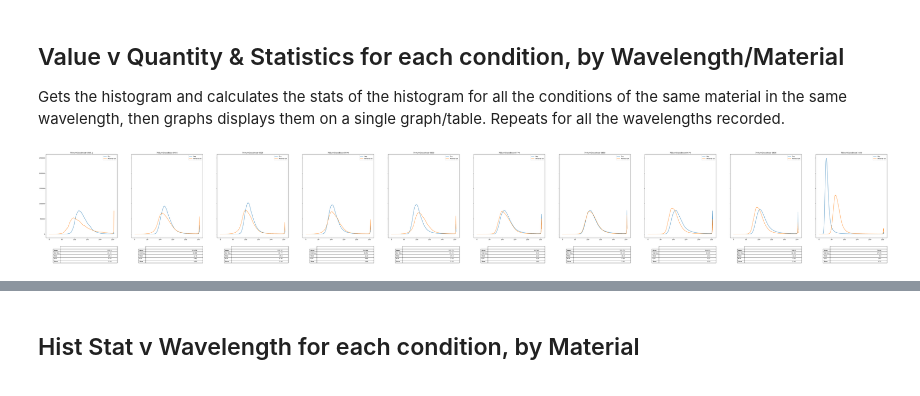
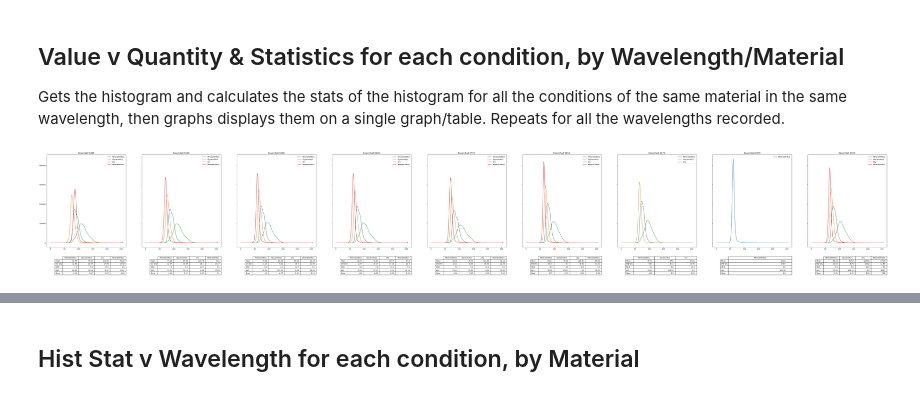
Before and after one commit to jfan14mc/Sand-Image-Anaylsis, a Jupyter notebook: imageTesting.ipynb, the cells around one changed output, grey strips where cells are left out. Drawn from its saved outputs; the diff is of its cells as text; code cells hidden in the pictures.

Commit message:
Standardize/comment Hist. and Stats v wave scripts - Fixed some bugs -Comments about the intended data for certain variables

```diff
--- a/imageTesting.ipynb
+++ b/imageTesting.ipynb
@@ -245,7 +245,7 @@ NameError: name 'statics' is not defined
 Gets the histogram and calculates the stats of the histogram for all the conditions of the same material in the same wavelength, then graphs displays them on a single graph/table. Repeats for all the wavelengths recorded.
 # %%
 # Input the material to be analyzed
-material = "750umGlassBead"
+material = "EpsomSalt"
 
 #Input the path to the SandImages folder on your machine
 base = '/Users/fanjx1/Documents/SandImages'
@@ -273,48 +273,53 @@ def createHistogram(ax_number, image, label, title):
 
 def statList(imageArray):
     return [np.mean(imageArray, axis=(0, 1)).round(2),
             np.std(imageArray, axis=(0, 1)).round(2),
             scipy.stats.median_abs_deviation(imageArray, axis = (0,1)),
             round(scipy.stats.kurtosis(imageArray, axis = (0,1)),2),
             round(scipy.stats.skew(imageArray, axis = (0,1)),2)]
 
 #Searching for all wavelengths that a material was imaged in
 searchPath = os.path.join(base, 'Composites', '*' + material + '*', '*')
 wavelengths = wavelengthList(searchPath)
 
 fig, axs = plt.subplots(1,len(wavelengths), figsize = ((len(wavelengths)*10),10), sharey = True)
 axsCount = 0
 stats = {}
 
-#A combination is a condition (dry/water/oil...) and a material (walnut shell/glass beads/anthracite...)
-#This finds all the combinations for the selected material in each wavelength, overlays the histograms on a plot and
+#A combination is a material (walnut shell/glass beads/anthracite...) and condition (dry/water/oil...)
+#This loop finds all the combinations for the selected material in each wavelength, overlays the histograms on a plot and
 #displays the histogram statistics below each plot
-for wavelength in wavelengths:
+for wavelength in wavelengths: #wavelength is '.../Material-ConditionRatio/Wavelength-.tiff', etc
      combinationsInWavelength = glob.glob(os.path.join(base,'Composites', '*' + material + '*','*' + wavelength + '*'))
+     wavelengthName = wavelength.partition('.')[0]#'0455-'
+     materialWavelength = material + " " + wavelengthName #'WalnutShell 0455-'
+
+
      for combination in combinationsInWavelength:
-          materialWavelength = material + ' ' + wavelength[:-6]
-          combName = os.path.basename(os.path.dirname(combination))
-          createHistogram(axs[axsCount], combination, combName.partition('-')[2], materialWavelength)
-          stats[materialWavelength] = statList(ioOpen(combination))
+          combName = os.path.basename(os.path.dirname(combination)) #'WalnutShell-MineralOil4to1'
+          combSplit = combName.partition('-') #['WalnutShell','-','MineralOil4to1']
+          createHistogram(axs[axsCount], combination, combSplit[2], materialWavelength)
+          stats[combSplit[2]] = statList(ioOpen(combination)) #{'Dry' : [100, 20, 2, 17, 2], 'Water' : [60, 12, 4, 39, 1]...}
 
-     statComparison = pd.DataFrame(stats, index = ['Mean', 'Std Dev', 'MAD', 'Kurt', 'Skew'])
-     columnTruncated = [column.partition('-')[2] for column in statComparison.columns]
+     statComparison = pd.DataFrame(stats, index = ['Mean', 'Std Dev', 'MAD', 'Kurt', 'Skew']) #Rows are stat names, columns are conditions
 
      wavelengthStats = mpl.table.table(axs[axsCount],
                      cellText= statComparison.values,
-                     colLabels = columnTruncated,
+                     colLabels = statComparison.columns,
                      rowLabels = statComparison.index,
-                     bbox = (0.2,-0.3,0.8,0.2))
+                     bbox = (0.1,-0.3,0.8,0.2))
      wavelengthStats.auto_set_font_size(False)
      wavelengthStats.set_fontsize(10)
      stats.clear()
      axsCount += 1
 
-materialName = combName.partition('-')[0]
-pictureName = material + 'Histogram.png'
-fig.savefig(os.path.join(base, 'ImageStatistics', materialName, pictureName), bbox_inches= 'tight')
+
+plotName = material + 'Histogram.png'
+if os.path.exists(os.path.join(base, 'ImageStatistics', combSplit[0])) == False:
+     os.mkdir(os.path.join(base, 'ImageStatistics', combSplit[0]))
+fig.savefig(os.path.join(base, 'ImageStatistics', combSplit[0], plotName), bbox_inches= 'tight')
 # %% [output]
-[figure, old version]
+[figure, new version]
 # %%
 #generating and savingindividual graphs
 # User input
```
Also changed, not shown: parts of 3 cells of this notebook.
